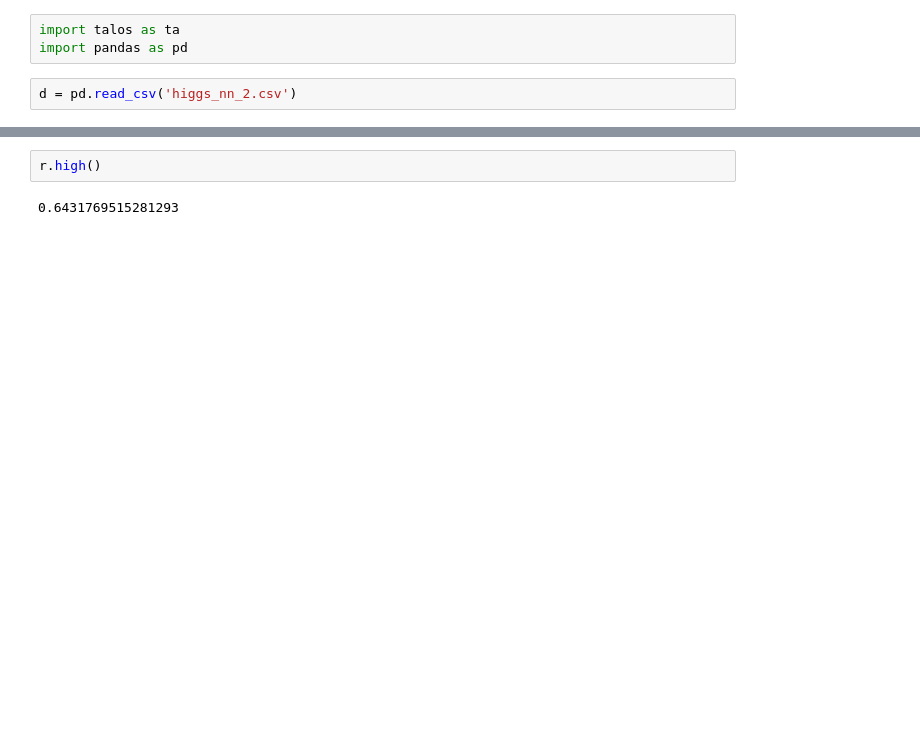
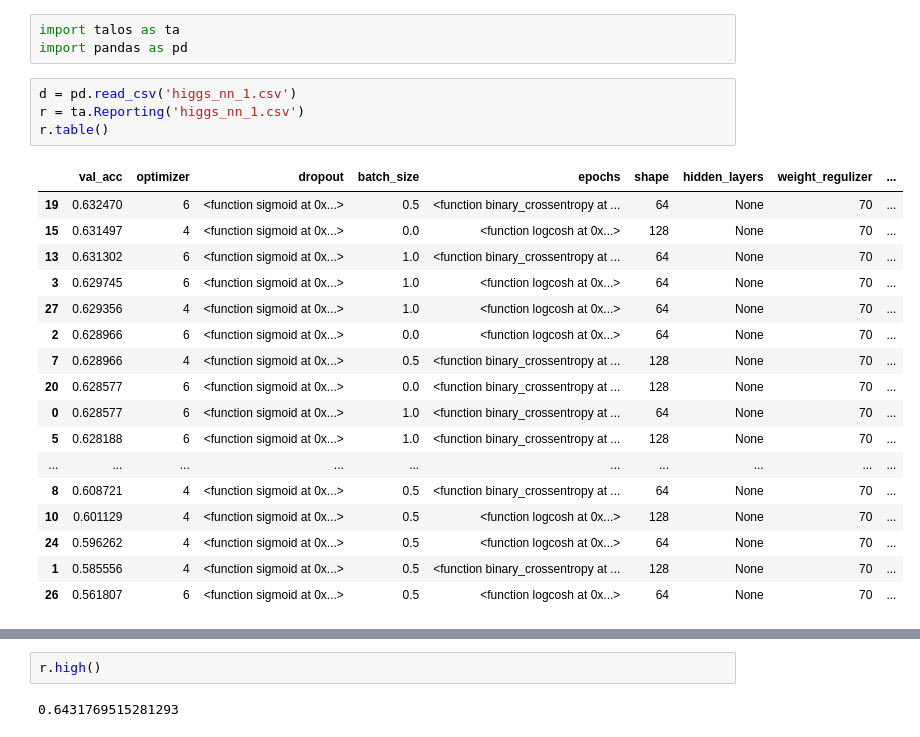
Before and after one commit to kevinyang372/HYU_PH, a Jupyter notebook: Hyperparameter Tuning Result Analysis.ipynb, the cells around one changed output, grey strips where cells are left out. Saved outputs shown, nothing was run; the diff lists cells and outputs as text; blank space fills up the shorter version.

```diff
--- a/Hyperparameter Tuning Result Analysis.ipynb
+++ b/Hyperparameter Tuning Result Analysis.ipynb
@@ -2,5 +2,25 @@
 import talos as ta
 import pandas as pd
 # %%
-d = pd.read_csv('higgs_nn_2.csv')
+d = pd.read_csv('higgs_nn_1.csv')
+r = ta.Reporting('higgs_nn_1.csv')
+r.table()
+# %% [output]
+|  | val_acc | optimizer | dropout | batch_size | epochs | shape | hidden_layers | weight_regulizer | ... |
+| 19 | 0.632470 | 6 | <function sigmoid at 0x...> | 0.5 | <function binary_crossentropy at ... | 64 | None | 70 | ... |
+| 15 | 0.631497 | 4 | <function sigmoid at 0x...> | 0.0 | <function logcosh at 0x...> | 128 | None | 70 | ... |
+| 13 | 0.631302 | 6 | <function sigmoid at 0x...> | 1.0 | <function binary_crossentropy at ... | 64 | None | 70 | ... |
+| 3 | 0.629745 | 6 | <function sigmoid at 0x...> | 1.0 | <function logcosh at 0x...> | 64 | None | 70 | ... |
+| 27 | 0.629356 | 4 | <function sigmoid at 0x...> | 1.0 | <function logcosh at 0x...> | 64 | None | 70 | ... |
+| 2 | 0.628966 | 6 | <function sigmoid at 0x...> | 0.0 | <function logcosh at 0x...> | 64 | None | 70 | ... |
+| 7 | 0.628966 | 4 | <function sigmoid at 0x...> | 0.5 | <function binary_crossentropy at ... | 128 | None | 70 | ... |
+| 20 | 0.628577 | 6 | <function sigmoid at 0x...> | 0.0 | <function binary_crossentropy at ... | 128 | None | 70 | ... |
+| 0 | 0.628577 | 6 | <function sigmoid at 0x...> | 1.0 | <function binary_crossentropy at ... | 64 | None | 70 | ... |
+| 5 | 0.628188 | 6 | <function sigmoid at 0x...> | 1.0 | <function binary_crossentropy at ... | 128 | None | 70 | ... |
+| ... | ... | ... | ... | ... | ... | ... | ... | ... | ... |
+| 8 | 0.608721 | 4 | <function sigmoid at 0x...> | 0.5 | <function binary_crossentropy at ... | 64 | None | 70 | ... |
+| 10 | 0.601129 | 4 | <function sigmoid at 0x...> | 0.5 | <function logcosh at 0x...> | 128 | None | 70 | ... |
+| 24 | 0.596262 | 4 | <function sigmoid at 0x...> | 0.5 | <function logcosh at 0x...> | 64 | None | 70 | ... |
+| 1 | 0.585556 | 4 | <function sigmoid at 0x...> | 0.5 | <function binary_crossentropy at ... | 128 | None | 70 | ... |
+| 26 | 0.561807 | 6 | <function sigmoid at 0x...> | 0.5 | <function logcosh at 0x...> | 64 | None | 70 | ... |
 # %%
```
Also changed, not shown: parts of 3 cells of this notebook, 2 other files.
